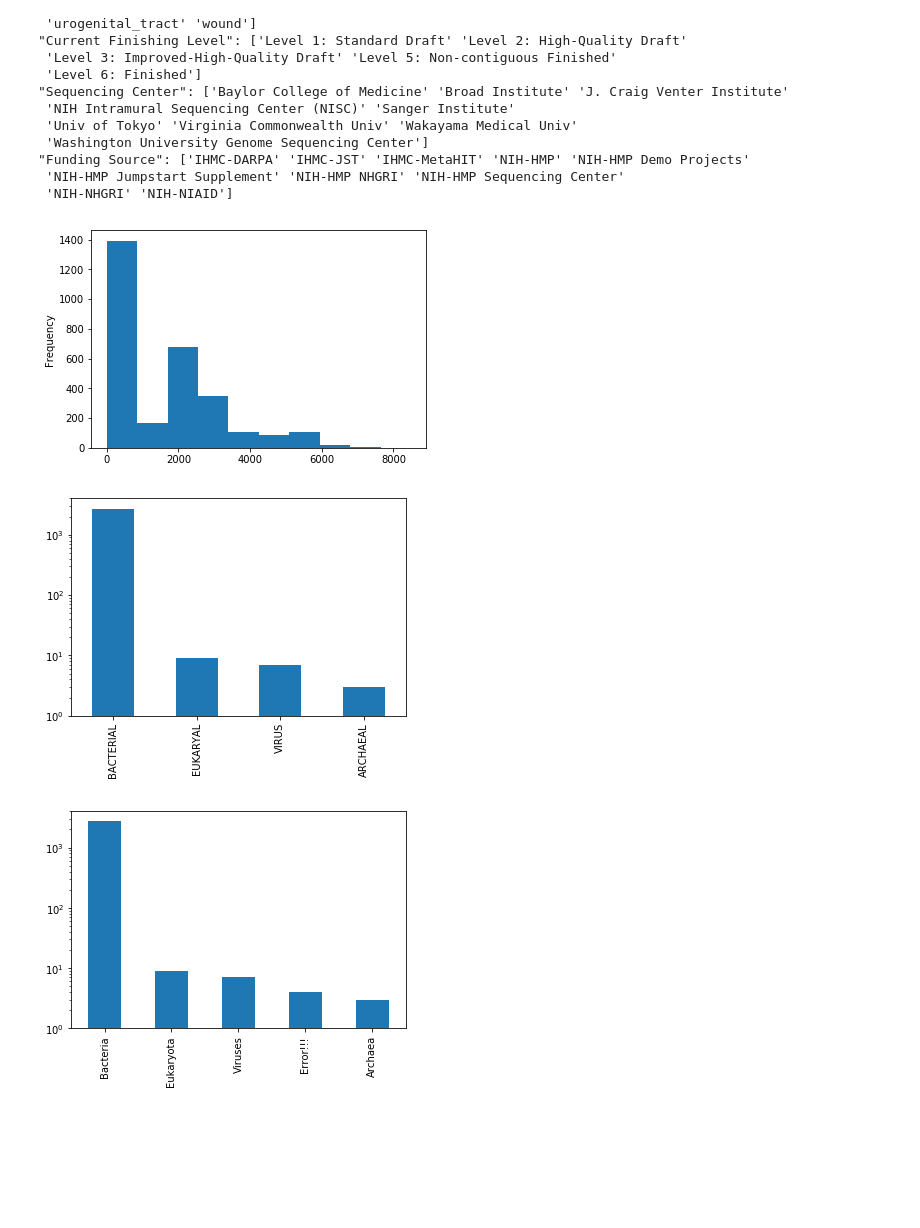
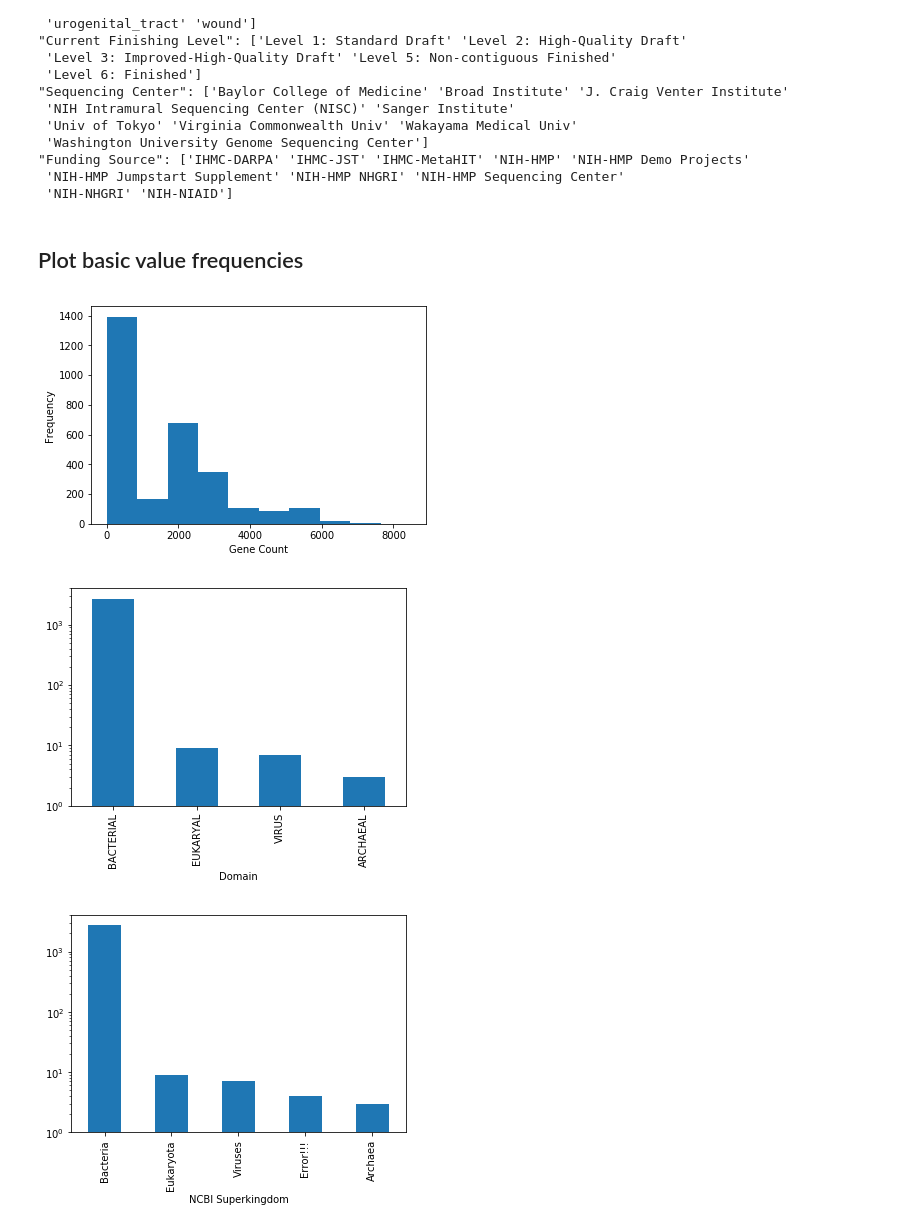
Before and after one commit to tylerbittner/datascience-bootcamp, a Jupyter notebook: week-4/Preparing Data for Exploratory Data Analysis.ipynb, the cells around one changed output. Drawn from its saved outputs; the diff is of its cells as text; code cells hidden in the pictures; blank space fills up the shorter version.

```diff
--- a/week-4/Preparing Data for Exploratory Data Analysis.ipynb
+++ b/week-4/Preparing Data for Exploratory Data Analysis.ipynb
@@ -36,3 +38,7 @@ df.head()
 | 2 | 5 | Gi03554 | Achromobacter xylosoxidans C54 | BACTERIAL | Bacteria | airways | Complete | ... |
 | 3 | 10 | Gi03422 | Acinetobacter baumannii ATCC 19606 | BACTERIAL | Bacteria | urogenital_tract | Complete | ... |
 | 4 | 12 | Gi03421 | Acinetobacter calcoaceticus RUH2202 | BACTERIAL | Bacteria | skin | Complete | ... |
+# %%
+# "HMP ID" appears to be the unique ID for organisms, so let's make it an index
+df.set_index("HMP ID", inplace=True)
+df.index
@@ -51,8 +64,7 @@ df.describe()
 # %%
-# See categoricals
 categoricals = ['Domain', 'NCBI Superkingdom', 'HMP Isolation Body Site', 'Current Finishing Level', 'Sequencing Center', 'Funding Source']
-for col in categoricals:
-    print('"' + col + '": ' + str(pd.Categorical(df[col]).categories.values))
+for cat in categoricals:
+    print('"' + cat + '": ' + str(pd.Categorical(df[cat]).categories.values))
 # %% [output]
 "Domain": ['ARCHAEAL' 'BACTERIAL' 'EUKARYAL' 'VIRUS']
 "NCBI Superkingdom": ['Archaea' 'Bacteria' 'Error!!!' 'Eukaryota' 'Viruses']
@@ -69,18 +81,22 @@ for col in categoricals:
 "Funding Source": ['IHMC-DARPA' 'IHMC-JST' 'IHMC-MetaHIT' 'NIH-HMP' 'NIH-HMP Demo Projects'
  'NIH-HMP Jumpstart Supplement' 'NIH-HMP NHGRI' 'NIH-HMP Sequencing Center'
  'NIH-NHGRI' 'NIH-NIAID']
+# %% [markdown]
+## Plot basic value frequencies
 # %%
 import matplotlib.pyplot as plt
 
 # Plot numerics as histograms:
 df['Gene Count'].plot('hist')
+plt.xlabel('Gene Count')
 plt.show()
 
 # Plot categoricals as bars:
-for col in categoricals:
-    df[col].value_counts().plot(kind='bar', log=True)
+for cat in categoricals:
+    df[cat].value_counts().plot(kind='bar', log=True)
+    plt.xlabel(cat)
     plt.show()
 # %% [output]
-[figure, old version]
+[figure, new version]
-[figure, old version]
+[figure, new version]
-[figure, old version]
+[figure, new version]
```
Also changed, not shown: parts of 27 cells of this notebook, 1 other file.
